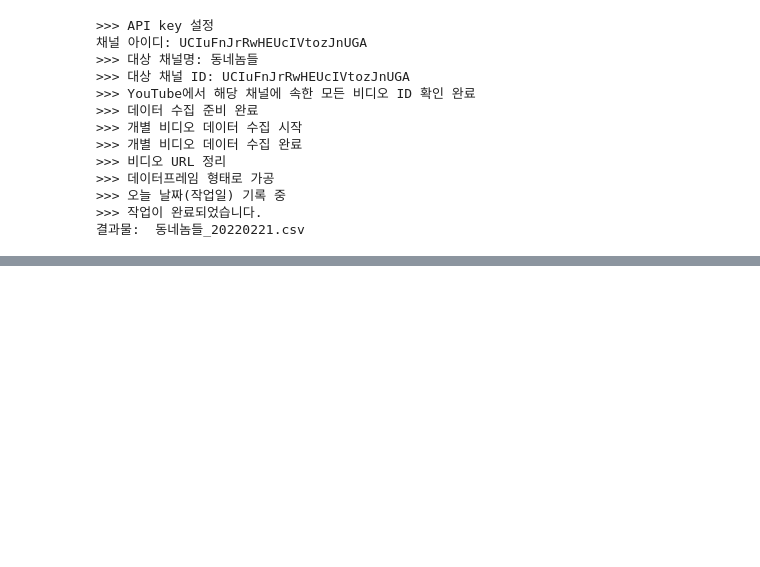
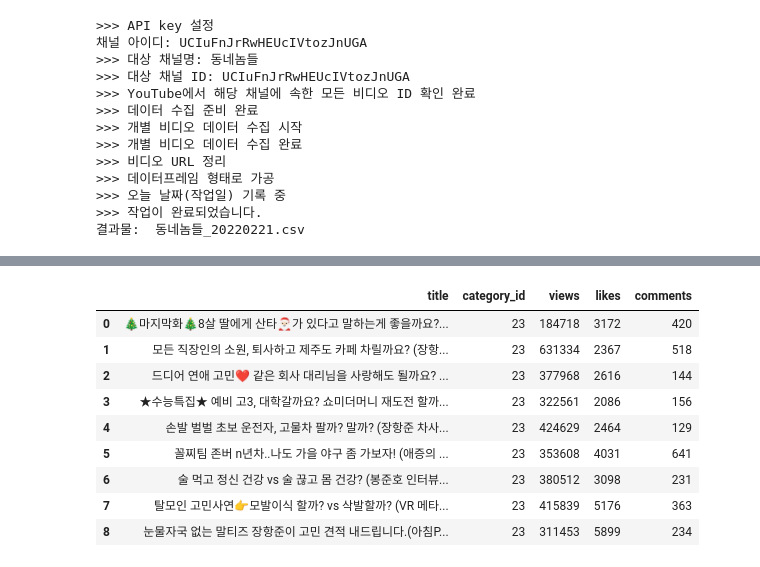
Before and after one commit to C-H2Baek/C-H2Baek, a Jupyter notebook: My Project/Python/Big Data/Youtube Project/Youtobe API.ipynb, the cells around one changed output, grey strips where cells are left out. Drawn from its saved outputs; the diff is of its cells as text; code cells hidden in the pictures; blank space fills up the shorter version.

Commit message:
Youtube

```diff
--- a/My Project/Python/Big Data/Youtube Project/Youtobe API.ipynb
+++ b/My Project/Python/Big Data/Youtube Project/Youtobe API.ipynb
@@ -314,0 +327,20 @@ Content = df['PlayLists'][2]
+# %%
+Content = df['PlayLists'][2]
+playlist_videos = youtube.playlistItems().list(
+    playlistId = Content,
+    part = 'snippet',
+    maxResults = 50)
+playlistitems_list_response = playlist_videos.execute()
+
+video_names = []
+video_ids = []
+date = []
+
+for v in playlistitems_list_response['items']:
+    video_names.append(v['snippet']['title'])
+    video_ids.append(v['snippet']['resourceId']['videoId'])
+    date.append(v['snippet']['publishedAt'])
+
+vdf=pd.DataFrame([date,video_names,video_ids]).T
+vdf.columns=['Date','Title','IDS']
+vdf
@@ -314,0 +358,49 @@ Content = df['PlayLists'][2]
+# %%
+import re
+
+category_id = []
+views = []
+likes = []
+#dislikes = []
+comments = []
+mins = []
+seconds = []
+title = []
+
+for u in range(len(vdf)):
+    request = youtube.videos().list(
+        part = "snippet,contentDetails,statistics",
+        id = vdf ['IDS'][u]
+    )
+    response = request.execute()
+
+    if response['items'] == []:
+        ids.append("-")
+        category_id.append("-")
+        views.append("-")
+        likes.append("-")
+        #dislikes.append("-")
+        comments.append("-")
+
+    else:
+        title.append(response['items'][0]['snippet']['title'])
+        category_id.append(response['items'][0]['snippet']['categoryId'])
+        views.append(response['items'][0]['statistics']['viewCount'])
+        likes.append(response['items'][0]['statistics']['likeCount'])
+        #dislikes.append(response['items'][0]['statistics']['dislikeCount'])
+        comments.append(response['items'][0]['statistics']['commentCount'])
+
+Content_df = pd.DataFrame([title, category_id, views, likes, comments]).T
+Content_df.columns = ['title','category_id','views','likes','comments']
+Content_df
+# %% [output]
+|  | title | category_id | views | likes | comments |
+| 0 | 🎄마지막화🎄8살 딸에게 산타🎅🏻가 있다고 말하는게 좋을까요?... | 23 | 184718 | 3172 | 420 |
+| 1 | 모든 직장인의 소원, 퇴사하고 제주도 카페 차릴까요? (장항... | 23 | 631334 | 2367 | 518 |
+| 2 | 드디어 연애 고민❤️ 같은 회사 대리님을 사랑해도 될까요? ... | 23 | 377968 | 2616 | 144 |
+| 3 | ★수능특집★ 예비 고3, 대학갈까요? 쇼미더머니 재도전 할까... | 23 | 322561 | 2086 | 156 |
+| 4 | 손발 벌벌 초보 운전자, 고물차 팔까? 말까? (장항준 차사... | 23 | 424629 | 2464 | 129 |
+| 5 | 꼴찌팀 존버 n년차..나도 가을 야구 좀 가보자! (애증의 ... | 23 | 353608 | 4031 | 641 |
+| 6 | 술 먹고 정신 건강 vs 술 끊고 몸 건강? (봉준호 인터뷰... | 23 | 380512 | 3098 | 231 |
+| 7 | 탈모인 고민사연👉모발이식 할까? vs 삭발할까? (VR 메타... | 23 | 415839 | 5176 | 363 |
+| 8 | 눈물자국 없는 말티즈 장항준이 고민 견적 내드립니다.(아침P... | 23 | 311453 | 5899 | 234 |
```
Also changed, not shown: parts of 8 cells of this notebook.
